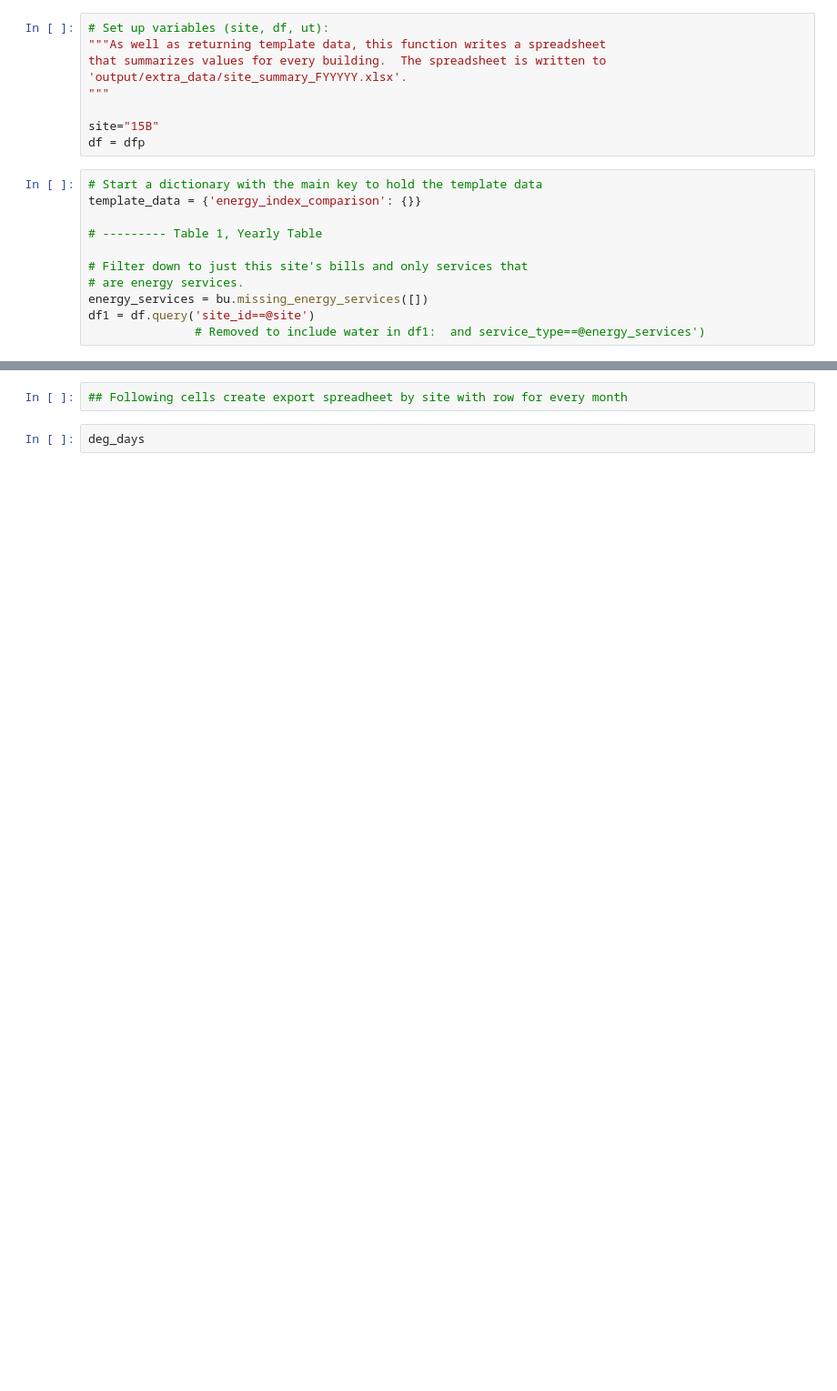
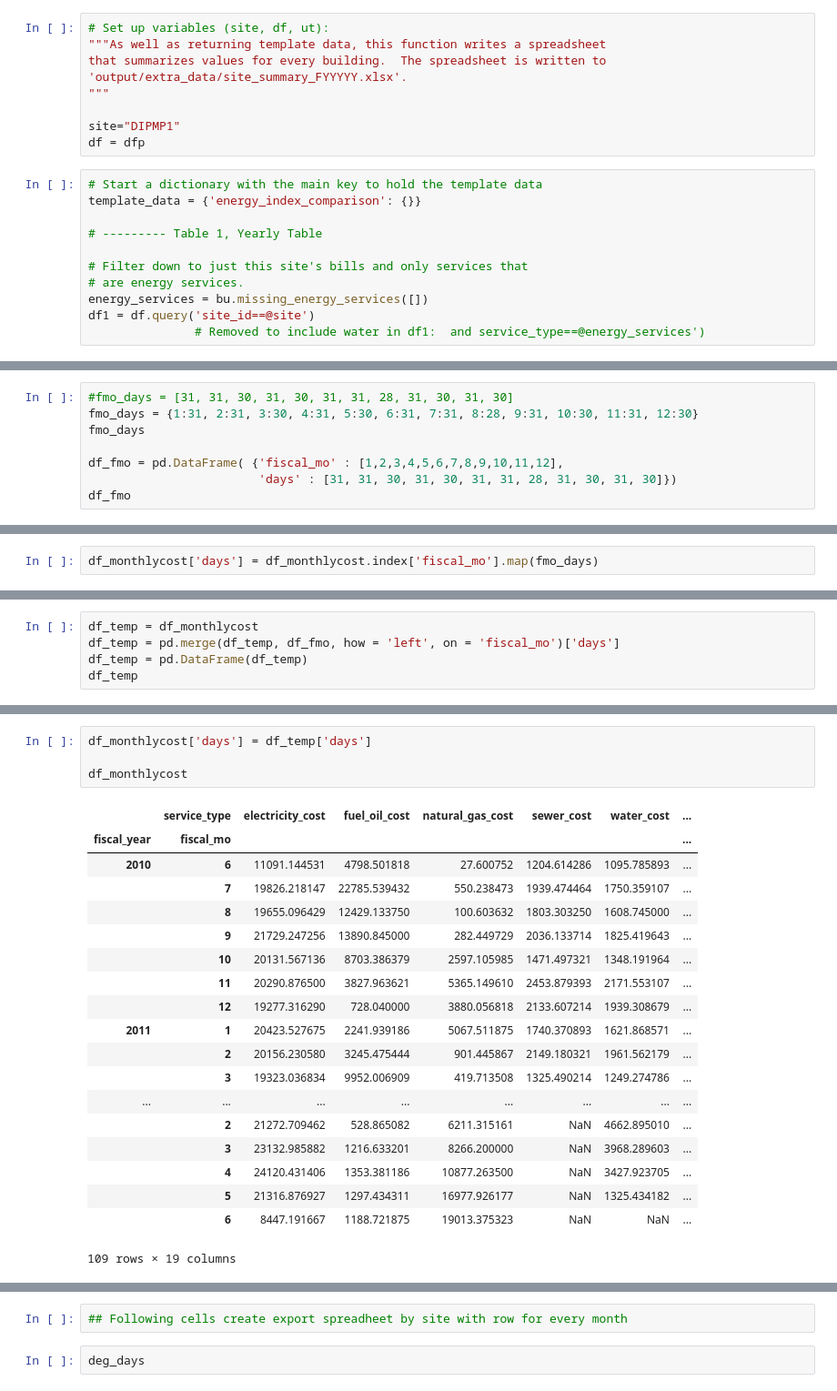
Before and after one commit to alanmitchell/fnsb-benchmark, a Jupyter notebook: testing/ben_upgrades.ipynb, the cells around one changed output, grey strips where cells are left out. Shown at 91% size. Saved outputs shown, nothing was run; the diff lists cells and outputs as text; blank space fills up the shorter version.

```diff
--- a/testing/ben_upgrades.ipynb
+++ b/testing/ben_upgrades.ipynb
@@ -214,7 +418,7 @@ that summarizes values for every building.  The spreadsheet is written to
 'output/extra_data/site_summary_FYYYYY.xlsx'.
 """
 
-site="15B"
+site="DIPMP1"
 df = dfp
 # %%
 # Start a dictionary with the main key to hold the template data
@@ -229,0 +491,8 @@ df1 = df.query('site_id==@site')
+# %%
+#fmo_days = [31, 31, 30, 31, 30, 31, 31, 28, 31, 30, 31, 30]
+fmo_days = {1:31, 2:31, 3:30, 4:31, 5:30, 6:31, 7:31, 8:28, 9:31, 10:30, 11:31, 12:30}
+fmo_days
+
+df_fmo = pd.DataFrame( {'fiscal_mo' : [1,2,3,4,5,6,7,8,9,10,11,12],
+                        'days' : [31, 31, 30, 31, 30, 31, 31, 28, 31, 30, 31, 30]})
+df_fmo
@@ -229,0 +513,2 @@ df1 = df.query('site_id==@site')
+# %%
+df_monthlycost['days'] = df_monthlycost.index['fiscal_mo'].map(fmo_days)
@@ -229,0 +517,5 @@ df1 = df.query('site_id==@site')
+# %%
+df_temp = df_monthlycost
+df_temp = pd.merge(df_temp, df_fmo, how = 'left', on = 'fiscal_mo')['days']
+df_temp = pd.DataFrame(df_temp)
+df_temp
@@ -230,3 +541,27 @@ df1 = df.query('site_id==@site')
+# %%
+df_monthlycost['days'] = df_temp['days']
+
+df_monthlycost
+# %% [output]
+|  | service_type | electricity_cost | fuel_oil_cost | natural_gas_cost | sewer_cost | water_cost | ... |
+| fiscal_year | fiscal_mo |  |  |  |  |  | ... |
+| 2010 | 6 | 11091.144531 | 4798.501818 | 27.600752 | 1204.614286 | 1095.785893 | ... |
+|  | 7 | 19826.218147 | 22785.539432 | 550.238473 | 1939.474464 | 1750.359107 | ... |
+|  | 8 | 19655.096429 | 12429.133750 | 100.603632 | 1803.303250 | 1608.745000 | ... |
+|  | 9 | 21729.247256 | 13890.845000 | 282.449729 | 2036.133714 | 1825.419643 | ... |
+|  | 10 | 20131.567136 | 8703.386379 | 2597.105985 | 1471.497321 | 1348.191964 | ... |
+|  | 11 | 20290.876500 | 3827.963621 | 5365.149610 | 2453.879393 | 2171.553107 | ... |
+|  | 12 | 19277.316290 | 728.040000 | 3880.056818 | 2133.607214 | 1939.308679 | ... |
+| 2011 | 1 | 20423.527675 | 2241.939186 | 5067.511875 | 1740.370893 | 1621.868571 | ... |
+|  | 2 | 20156.230580 | 3245.475444 | 901.445867 | 2149.180321 | 1961.562179 | ... |
+|  | 3 | 19323.036834 | 9952.006909 | 419.713508 | 1325.490214 | 1249.274786 | ... |
+| ... | ... | ... | ... | ... | ... | ... | ... |
+|  | 2 | 21272.709462 | 528.865082 | 6211.315161 | NaN | 4662.895010 | ... |
+|  | 3 | 23132.985882 | 1216.633201 | 8266.200000 | NaN | 3968.289603 | ... |
+|  | 4 | 24120.431406 | 1353.381186 | 10877.263500 | NaN | 3427.923705 | ... |
+|  | 5 | 21316.876927 | 1297.434311 | 16977.926177 | NaN | 1325.434182 | ... |
+|  | 6 | 8447.191667 | 1188.721875 | 19013.375323 | NaN | NaN | ... |
+109 rows × 19 columns
 # %%
 def Site_spreadsheets(site, df, ut):
     """ Uses pre-processed billing dataframe and creates spreadsheet for each site. Saves .xlsx
```
Also changed, not shown: parts of 23 cells of this notebook, 2 other files.
